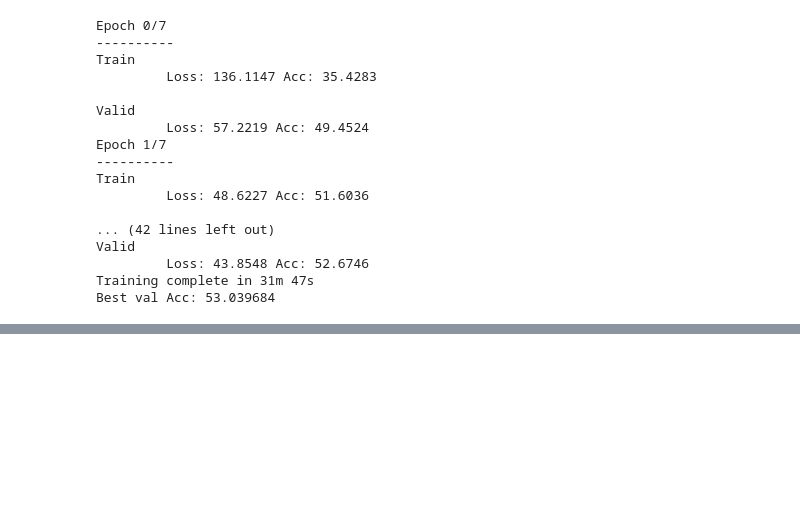
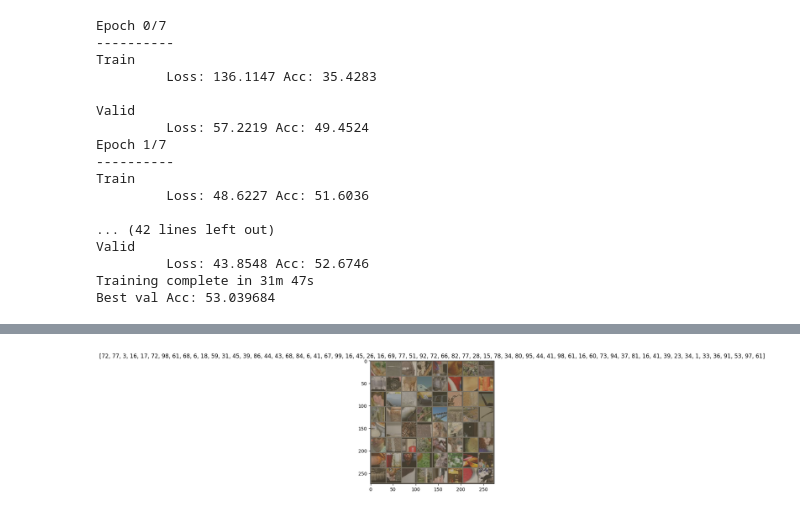
Before and after one commit to luca-marian/hw2-atai, a Jupyter notebook: model.ipynb, the cells around one changed output, grey strips where cells are left out. Cells and saved outputs as stored; diff of their text form; code cells hidden in the pictures; blank space fills up the shorter version.

```diff
--- a/model.ipynb
+++ b/model.ipynb
@@ -664,0 +1036,4 @@ def train_mlp(teacher_model, student_model, criterion, optimizer, scheduler, tra
+# %%
+test_loader(trainset)
+# %% [output]
+[figure, added]
```
Also changed, not shown: parts of 17 cells of this notebook, 2 other files.
